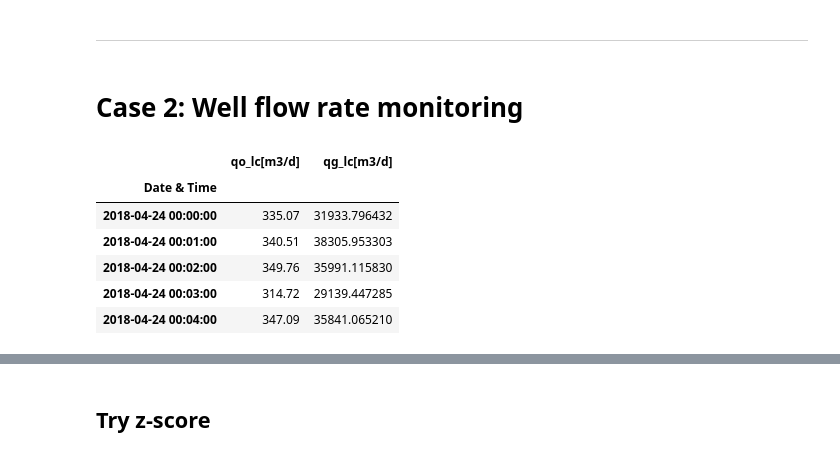
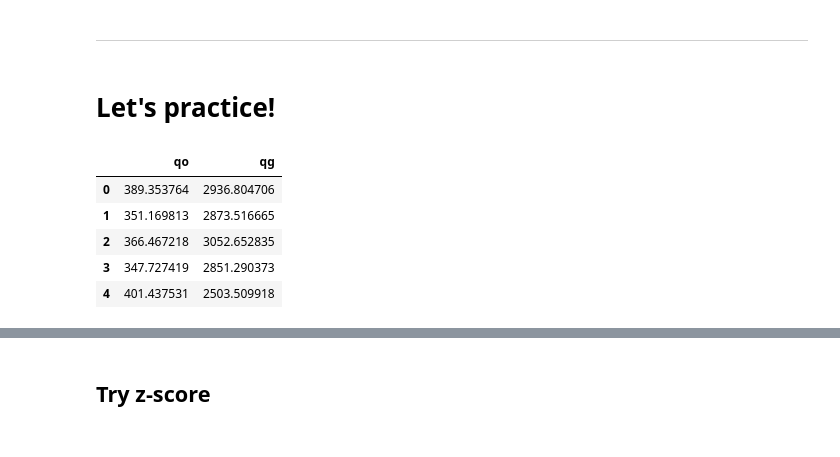
Before and after one commit to subpath/NES_ML_in_Oil_n_Gas, a Jupyter notebook: Field_sensors_anomaly_detection/Field_sensors_anomaly_detection.ipynb, the cells around one changed output, grey strips where cells are left out. Saved outputs shown, nothing was run; the diff lists cells and outputs as text; code cells hidden in the pictures.

```diff
--- a/Field_sensors_anomaly_detection/Field_sensors_anomaly_detection.ipynb
+++ b/Field_sensors_anomaly_detection/Field_sensors_anomaly_detection.ipynb
@@ -239,4 +294,2 @@ Text(0, 0.5, 'Pressure [bara]')
 # %% [markdown]
 ----
-# %% [markdown]
-# Case 2: Well flow rate monitoring
@@ -247,10 +296,14 @@ flowrate.index = pd.to_datetime(flowrate.index)
+# %% [markdown]
+# Let's practice!
+# %%
+# load data from well flowrate monitoring
+regimes = pd.read_csv('../data/Oil_and_Gas_regimes.csv')
 # %%
-flowrate.head()
+regimes.head()
 # %% [output]
-|  | qo_lc[m3/d] | qg_lc[m3/d] |
-| Date & Time |  |  |
-| 2018-04-24 00:00:00 | 335.07 | 31933.796432 |
-| 2018-04-24 00:01:00 | 340.51 | 38305.953303 |
-| 2018-04-24 00:02:00 | 349.76 | 35991.115830 |
-| 2018-04-24 00:03:00 | 314.72 | 29139.447285 |
-| 2018-04-24 00:04:00 | 347.09 | 35841.065210 |
+|  | qo | qg |
+| 0 | 389.353764 | 2936.804706 |
+| 1 | 351.169813 | 2873.516665 |
+| 2 | 366.467218 | 3052.652835 |
+| 3 | 347.727419 | 2851.290373 |
+| 4 | 401.437531 | 2503.509918 |
```
Also changed, not shown: parts of 36 cells of this notebook, 3 other files.
